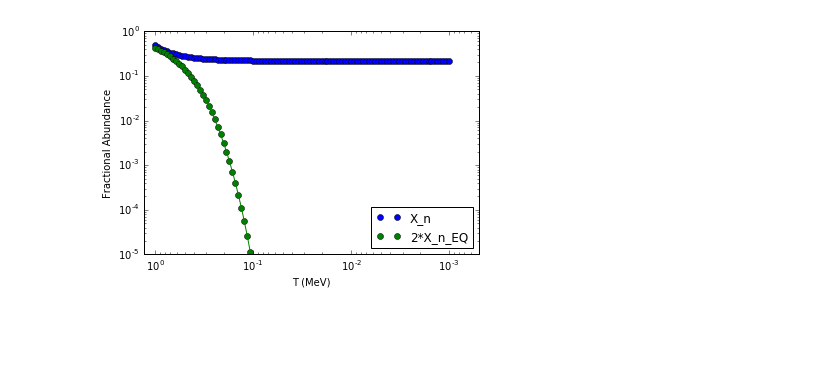
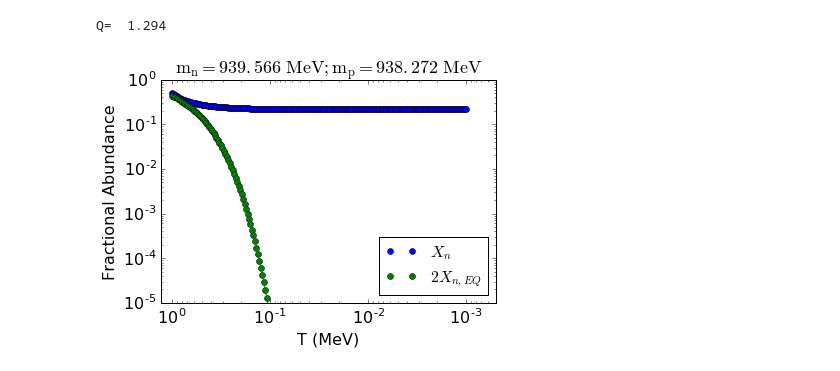
Before and after one commit to ycamacho/Cosmology_HW2, a Jupyter notebook: Code Development.ipynb, the cells around one changed output. Drawn from its saved outputs; the diff is of its cells as text; code cells hidden in the pictures; blank space fills up the shorter version.

Commit message:
Added two other universes. Updated some plotting code.

```diff
--- a/Code Development.ipynb
+++ b/Code Development.ipynb
@@ -4,10 +4,13 @@ import matplotlib.pyplot as plt
 import numpy as np
 from scipy.integrate import odeint
 # %%
-def neutronAbundance(mp, mn, Xn0, etaB):
+def neutronAbundance(mp, mn, Xn0, etaB, title,
+                     xEqFactorToPlot= 2.,
+                     yMin= 10**-5, yMax=10**0):
     Q= mn-mp   # MeV
     tauN = 886.7  # sec; neturon lifetime
 
+    print 'Q= ', Q
     def H1(Q, gstar= 10.75): # based on Dod Eq. 3.28
         DodQ= 1.293
         G=  1.13**2*45./(4*np.pi**3.*gstar*DodQ**4)
@@ -24,29 +27,37 @@ def neutronAbundance(mp, mn, Xn0, etaB):
         return dXndx
 
     # plot T vs. Xn
-    T = np.logspace(0,-3, 100)
+    T = np.logspace(0,-3, 200)
     x= Q/T
     result = odeint(dXndx, Xn0, x, args= (10.75,))
-    plt.plot(T, result[:,0], 'o', color='b', label= 'X_n')
+    plt.plot(T, result[:,0], 'o', color='b', label= '$X_n$')
     plt.plot(T, result[:,0], color='b')
 
-
-    Xeq= 1/(1+np.exp(Q/T))
-    plt.plot(T, 2.*Xeq, 'o', color='g', label= '2*X_n_EQ')
-    plt.plot(T, 2.*Xeq, color='g')
+    Xeq= 1./(1+np.exp(Q/T))
+    #print Xeq
+    plt.plot(T, xEqFactorToPlot*Xeq, 'o', color='g', label= '$%.fX_{n,EQ}$'%xEqFactorToPlot)
+    plt.plot(T, xEqFactorToPlot*Xeq, color='g')
 
     plt.gca().invert_xaxis()
     plt.xlim(1.3, 0.0005)
-    plt.ylim(10**-5, 10**0)
-    plt.xlabel('T (MeV)')
-    plt.ylabel('Fractional Abundance')
+    plt.ylim(yMin, yMax)
+
+    plt.title(title, fontsize= 18)
+    fontsize, tickLabelFontSize, legendFontSize= 16, 16, 16
+    plt.xlabel('T (MeV)', fontsize= fontsize)
+    plt.ylabel('Fractional Abundance', fontsize= fontsize)
     plt.xscale('log')
     plt.yscale('log')
-    plt.legend(loc= "best")
+    plt.tick_params(axis='x', labelsize=tickLabelFontSize)
+    plt.tick_params(axis='y', labelsize=tickLabelFontSize)
+
+    plt.legend(loc= "lower right", fontsize= legendFontSize)
     plt.show()
 # %%
-mn= 939.566 # MeV
-mp= 938.272 #MeV
-neutronAbundance(mp, mn, [0.5], 0)
+mn0= 939.566 # MeV
+mp0= 938.272 #MeV
+neutronAbundance(mp0, mn0, [0.5], 0,
+                 title= '$\mathrm{m_n= %s\ MeV; m_p= %s \ MeV}$'%(mn0,mp0))
 # %% [output]
+Q=  1.294
-[figure, old version]
+[figure, new version]
```
Also changed, not shown: parts of 2 cells of this notebook.
